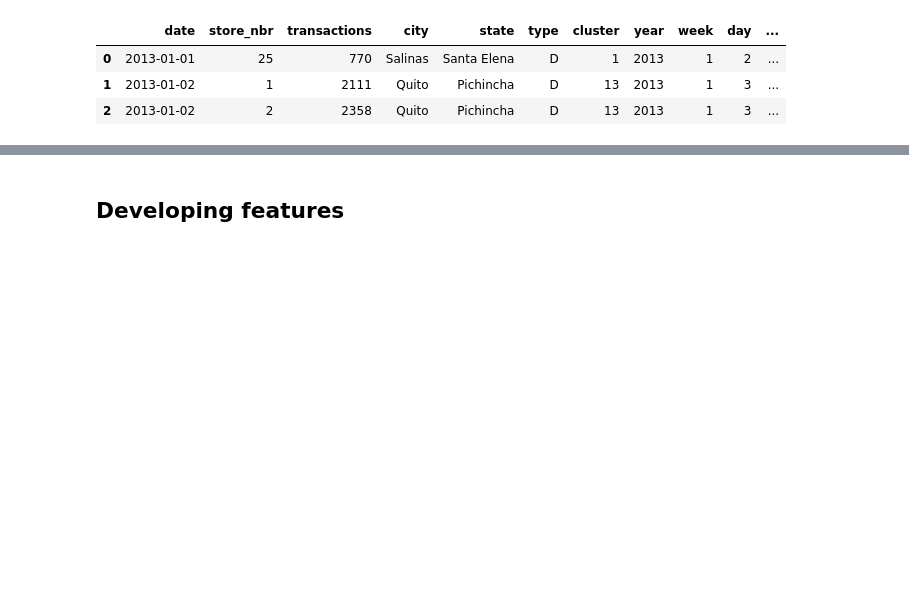
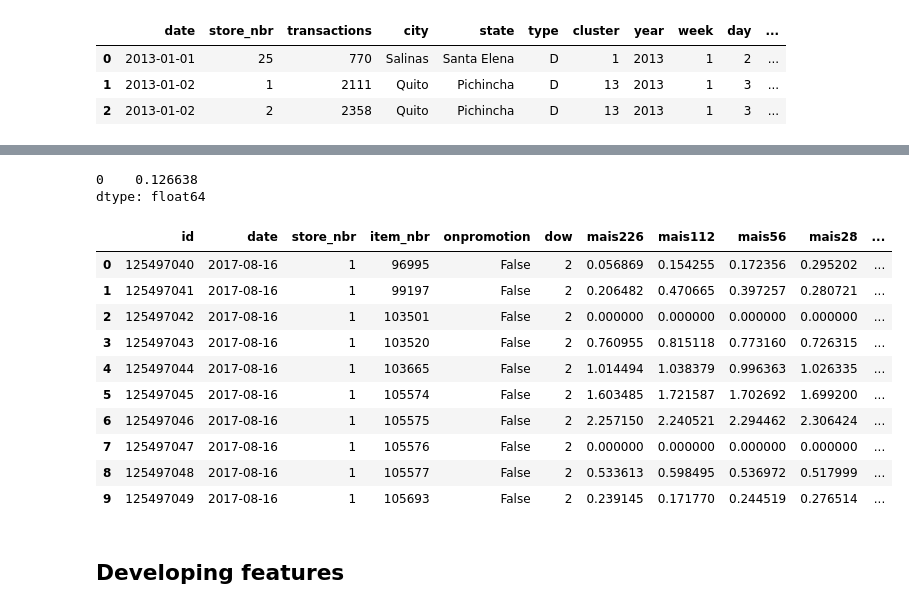
Before and after one commit to mayankaggarwal/SharedData, a Jupyter notebook: CompetitionsScripts/CorporationGrocerySalesPrediction.ipynb, the cells around one changed output, grey strips where cells are left out. Saved outputs shown, nothing was run; the diff lists cells and outputs as text; code cells hidden in the pictures; blank space fills up the shorter version.

Commit message:
Adding script with implementation using moving average

```diff
--- a/CompetitionsScripts/CorporationGrocerySalesPrediction.ipynb
+++ b/CompetitionsScripts/CorporationGrocerySalesPrediction.ipynb
@@ -276,0 +320,4 @@ trans.head(3)
+# %%
+df_train.loc[:, 'unit_sales'].fillna(0, inplace=True) # fill NaNs
+df_train.reset_index(inplace=True) # reset index and restoring unique columns
+lastdate = df_train.iloc[df_train.shape[0]-1].date
@@ -276,0 +332,7 @@ trans.head(3)
+# %%
+#Days of Week Means
+#By tarobxl: https://www.kaggle.com/c/favorita-grocery-sales-forecasting/discussion/42948
+ma_dw = df_train[['item_nbr','store_nbr','dow','unit_sales']].groupby(['item_nbr','store_nbr','dow'])['unit_sales'].mean().to_frame('madw')
+ma_dw.reset_index(inplace=True)
+ma_wk = ma_dw[['item_nbr','store_nbr','madw']].groupby(['store_nbr', 'item_nbr'])['madw'].mean().to_frame('mawk')
+ma_wk.reset_index(inplace=True)
@@ -276,0 +358,41 @@ trans.head(3)
+# %%
+from datetime import timedelta
+
+#Moving Averages
+ma_is = df_train[['item_nbr','store_nbr','unit_sales']].groupby(['item_nbr','store_nbr'])['unit_sales'].mean().to_frame('mais226')
+for i in [112,56,28,14,7,3,1]:
+    tmp = df_train[df_train.date>lastdate-timedelta(int(i))]
+    tmpg = tmp.groupby(['item_nbr','store_nbr'])['unit_sales'].mean().to_frame('mais'+str(i))
+    ma_is = ma_is.join(tmpg, how='left')
+
+del tmp,tmpg,df_train
+
+ma_is['mais']=ma_is.median(axis=1)
+ma_is.reset_index(inplace=True)
+# %%
+ma_is.head(10)
+# %% [output]
+0    0.126638
+dtype: float64
+# %%
+dtypes = {'id':'uint32', 'item_nbr':'int32', 'store_nbr':'int8', 'unit_sales':'float32'}
+#Load test
+test = pd.read_csv(os.path.join(folderPath,'test.csv'), dtype=dtypes, parse_dates=['date'])
+test['dow'] = test['date'].dt.dayofweek
+test = pd.merge(test, ma_is, how='left', on=['item_nbr','store_nbr'])
+test = pd.merge(test, ma_wk, how='left', on=['item_nbr','store_nbr'])
+test = pd.merge(test, ma_dw, how='left', on=['item_nbr','store_nbr','dow'])
+# %%
+test.head(10)
+# %% [output]
+|  | id | date | store_nbr | item_nbr | onpromotion | dow | mais226 | mais112 | mais56 | mais28 | ... |
+| 0 | 125497040 | 2017-08-16 | 1 | 96995 | False | 2 | 0.056869 | 0.154255 | 0.172356 | 0.295202 | ... |
+| 1 | 125497041 | 2017-08-16 | 1 | 99197 | False | 2 | 0.206482 | 0.470665 | 0.397257 | 0.280721 | ... |
+| 2 | 125497042 | 2017-08-16 | 1 | 103501 | False | 2 | 0.000000 | 0.000000 | 0.000000 | 0.000000 | ... |
+| 3 | 125497043 | 2017-08-16 | 1 | 103520 | False | 2 | 0.760955 | 0.815118 | 0.773160 | 0.726315 | ... |
+| 4 | 125497044 | 2017-08-16 | 1 | 103665 | False | 2 | 1.014494 | 1.038379 | 0.996363 | 1.026335 | ... |
+| 5 | 125497045 | 2017-08-16 | 1 | 105574 | False | 2 | 1.603485 | 1.721587 | 1.702692 | 1.699200 | ... |
+| 6 | 125497046 | 2017-08-16 | 1 | 105575 | False | 2 | 2.257150 | 2.240521 | 2.294462 | 2.306424 | ... |
+| 7 | 125497047 | 2017-08-16 | 1 | 105576 | False | 2 | 0.000000 | 0.000000 | 0.000000 | 0.000000 | ... |
+| 8 | 125497048 | 2017-08-16 | 1 | 105577 | False | 2 | 0.533613 | 0.598495 | 0.536972 | 0.517999 | ... |
+| 9 | 125497049 | 2017-08-16 | 1 | 105693 | False | 2 | 0.239145 | 0.171770 | 0.244519 | 0.276514 | ... |
```
Also changed, not shown: parts of 25 cells of this notebook, 2 other files.
